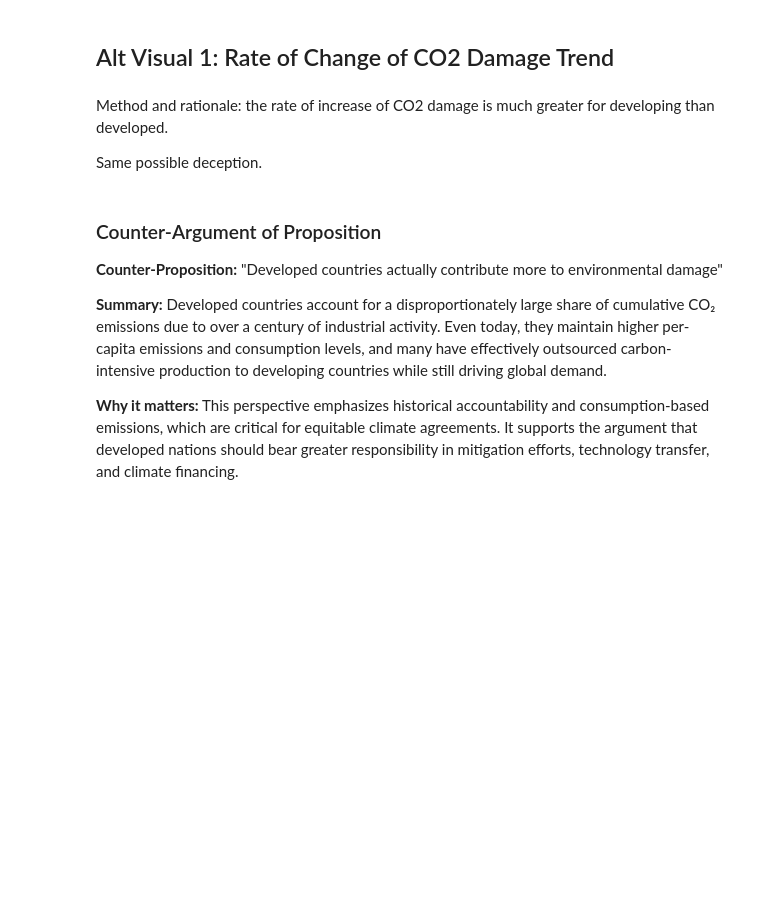
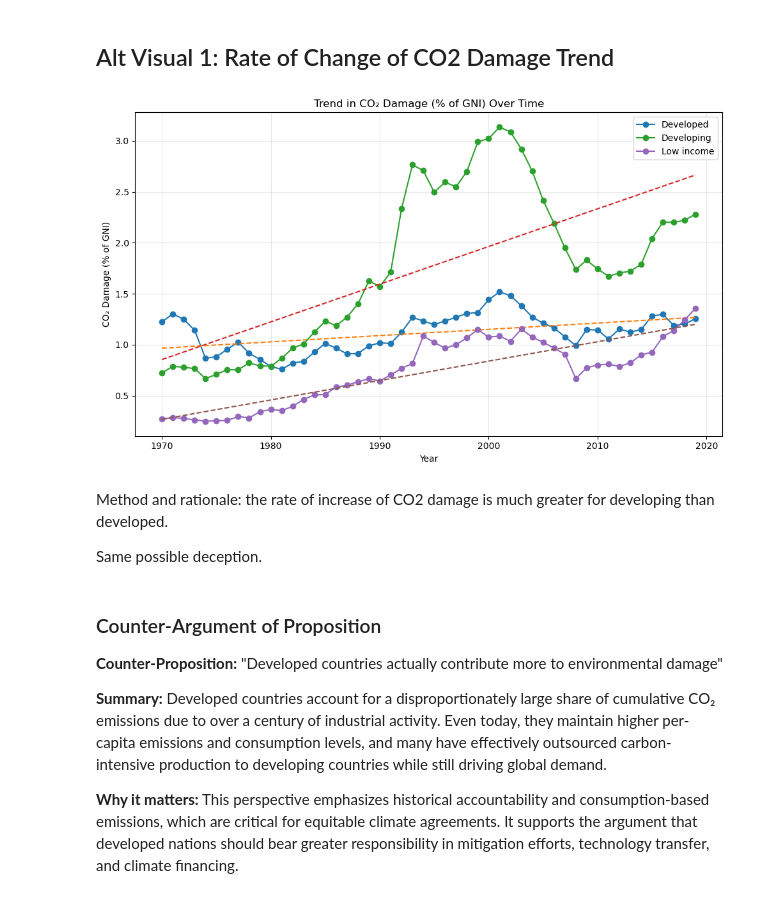
Before and after one commit to matthewviray/dsc106-proj2, a Jupyter notebook: project_2_outline.ipynb, the cells around one changed output. Cells and saved outputs as stored; diff of their text form; code cells hidden in the pictures; blank space fills up the shorter version.

```diff
--- a/project_2_outline.ipynb
+++ b/project_2_outline.ipynb
@@ -160,29 +286,31 @@ Possible deceptions: narrow time frame to support proposition: 1970-2000 for fir
 # %%
 import matplotlib.pyplot as plt
 
-pivot = grouped.pivot(index='Year', columns='DevelopmentStatus', values=co2_col)
+pivot = rel_grouped.pivot(index='Year', columns='DevelopmentStatus', values=rel_col)
 
 plt.figure(figsize=(10, 6))
 
 for group in ['Developed', 'Developing', 'Low income']:
     if group in pivot.columns:
         y = pivot[group].dropna()
         x = y.index
 
         plt.plot(x, y, marker='o', label=group)
 
         # add trend line
         z = np.polyfit(x, y, 1)
         p = np.poly1d(z)
         plt.plot(x, p(x), linestyle='--')
 
 plt.title('Trend in CO₂ Damage (% of GNI) Over Time')
 plt.xlabel('Year')
 plt.ylabel('CO₂ Damage (% of GNI)')
 plt.legend()
 plt.grid(True, alpha=0.3)
 plt.tight_layout()
 plt.show()
+# %% [output]
+[figure, added]
 # %% [markdown]
 Method and rationale: the rate of increase of CO2 damage is much greater for developing than developed.
 
```
Also changed, not shown: parts of 16 cells of this notebook, 1 other file.
